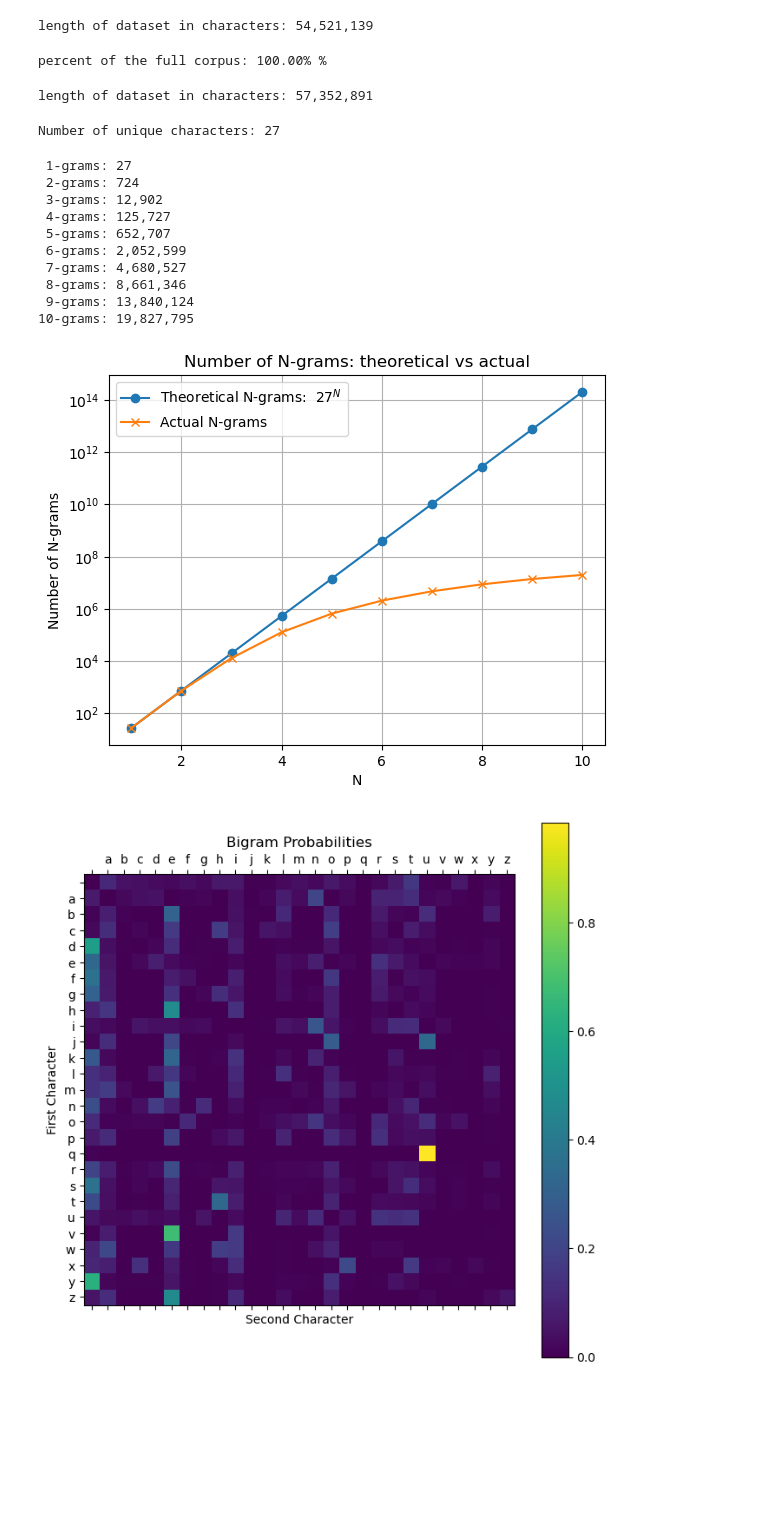
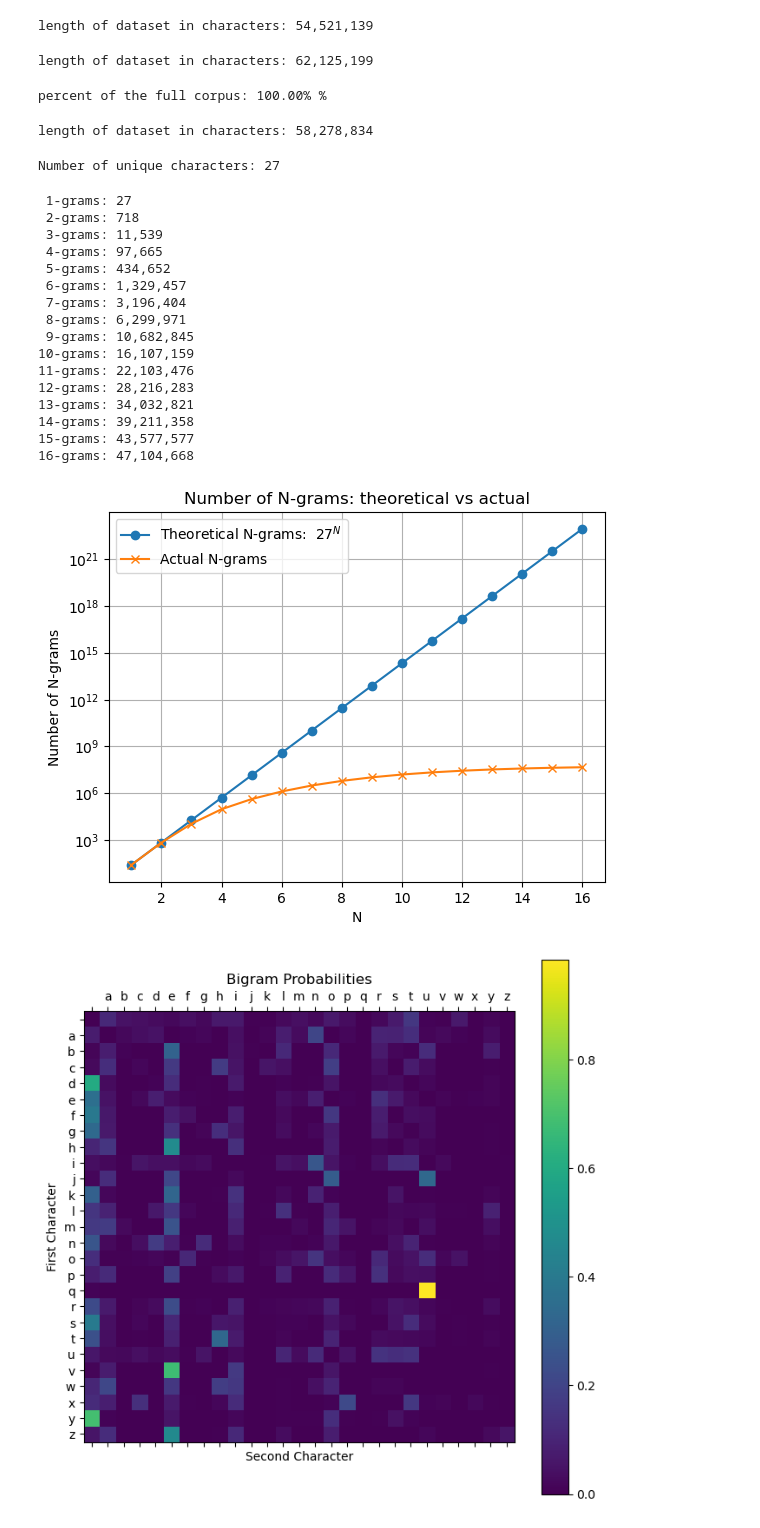
Before and after one commit to timinar/transformer-capacity, a Jupyter notebook: n-grams.ipynb, the cells around one changed output. Drawn from its saved outputs; the diff is of its cells as text; code cells hidden in the pictures; blank space fills up the shorter version.

```diff
--- a/n-grams.ipynb
+++ b/n-grams.ipynb
@@ -41,6 +41,8 @@ import re
 
 def simplify_text(text):
     text = text.lower().strip()  # Convert to lowercase and remove leading/trailing white spaces
+    text = text.replace('\n', ' ')  # Replace newline characters with a space
+    text = text.replace('\r', ' ')  # Replace carriage return characters with a space
     text = re.sub(r'[^a-z ]', '', text)  # Keep only alphabets and space
     text = ' '.join(text.split())  # Replace multiple spaces with a single space
     return text
@@ -91,6 +93,9 @@ print(f"length of dataset in characters: {len(gutenberg):,}")
 length of dataset in characters: 54,521,139
 # %%
 data =  big_text + shakespeare + gutenberg
+print(f"length of dataset in characters: {len(data):,}")
+# %% [output]
+length of dataset in characters: 62,125,199
 # %%
 text_chunk_size = len(data)
 # text_chunk_size = len(data) // 100
@@ -102,19 +107,20 @@ percent of the full corpus: 100.00% %
 text = simplify_text(data[:text_chunk_size])
 print(f"length of dataset in characters: {len(text):,}")
 # %% [output]
-length of dataset in characters: 57,352,891
+length of dataset in characters: 58,278,834
 # %%
 alphabet_len = unique_characters(text)
 print(f"Number of unique characters: {alphabet_len}")
 # %% [output]
 Number of unique characters: 27
 # %%
+maxN = 17
 actual_n_grams = []
 computed_n_grams = defaultdict(dict)
 normalized_n_grams = defaultdict(dict)
 
 # Compute and store n-gram statistics up to 10-grams
-for n in range(1, 11):
+for n in range(1, maxN):
     actual_ngram_counter, norm_ngram_counter = n_gram_statistics(text, n, normalize=True)
     actual_count = len(actual_ngram_counter)
 
@@ -127,28 +133,34 @@ for n in range(1, 11):
     normalized_n_grams[n] = norm_ngram_counter
 # %% [output]
  1-grams: 27
- 2-grams: 724
- 3-grams: 12,902
- 4-grams: 125,727
- 5-grams: 652,707
- 6-grams: 2,052,599
- 7-grams: 4,680,527
- 8-grams: 8,661,346
- 9-grams: 13,840,124
-10-grams: 19,827,795
+ 2-grams: 718
+ 3-grams: 11,539
+ 4-grams: 97,665
+ 5-grams: 434,652
+ 6-grams: 1,329,457
+ 7-grams: 3,196,404
+ 8-grams: 6,299,971
+ 9-grams: 10,682,845
+10-grams: 16,107,159
+11-grams: 22,103,476
+12-grams: 28,216,283
+13-grams: 34,032,821
+14-grams: 39,211,358
+15-grams: 43,577,577
+16-grams: 47,104,668
 # %%
-Ns = np.arange(1,len(actual_n_grams)+1)
+Ns = np.arange(1.0,len(actual_n_grams)+1)
 plt.plot(Ns, alphabet_len**Ns, label='Theoretical N-grams:  $27^N$', marker='o')
 plt.plot(Ns, actual_n_grams, label='Actual N-grams', marker='x')
 plt.xlabel('N')
 plt.ylabel('Number of N-grams')
 plt.title('Number of N-grams: theoretical vs actual')
 plt.legend()
 plt.grid(True)
 plt.yscale('log')
 plt.show()
 # %% [output]
-[figure, old version]
+[figure, new version]
 # %%
 # Extract bigram probabilities from computed_n_grams
 bigram_probabilities = normalize_ngram_counts(computed_n_grams[2])
```
Also changed, not shown: parts of 12 cells of this notebook.
